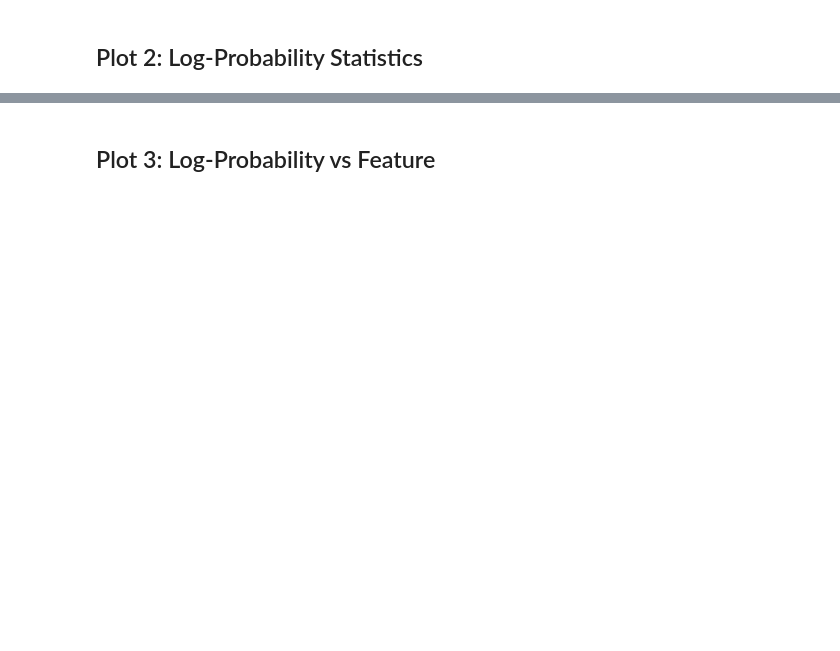
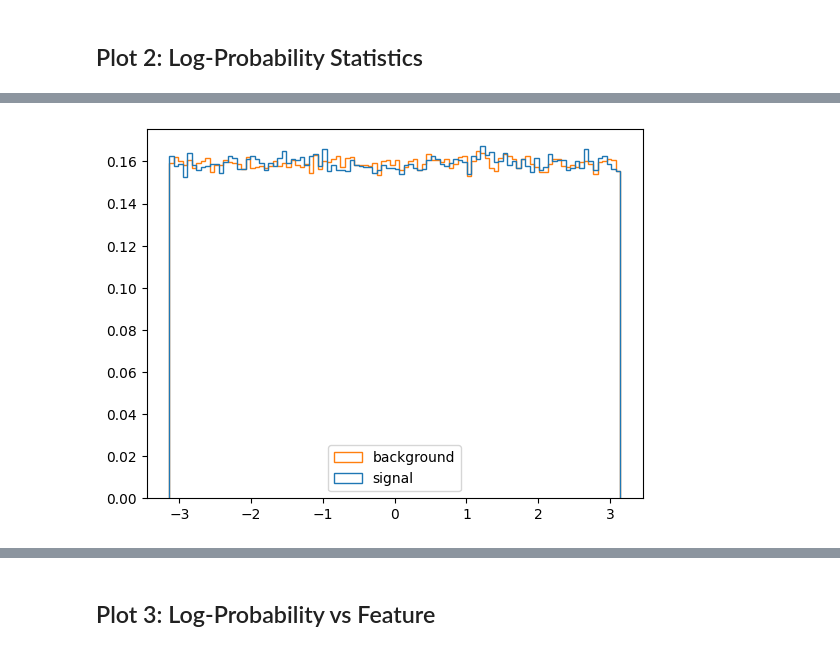
Before and after one commit to needle-sbi/needle-sbi, a Jupyter notebook: examples/fair_universe_demo/validation.ipynb, the cells around one changed output, grey strips where cells are left out. Saved outputs shown, nothing was run; the diff lists cells and outputs as text; code cells hidden in the pictures; blank space fills up the shorter version.

```diff
--- a/examples/fair_universe_demo/validation.ipynb
+++ b/examples/fair_universe_demo/validation.ipynb
@@ -187,0 +196,10 @@ print(table_data)
+# %%
+sig_data_np = signal_data.cpu().numpy()
+bg_data_np = bg_data.cpu().numpy()
+feature_index = 11
+plt.hist([sig_data_np[..., feature_index], bg_data_np[..., feature_index]], bins=100, label=["signal", "background"], histtype="step", density=True)
+# plt.xscale("log")
+plt.legend()
+plt.show()
+# %% [output]
+[figure, added]
```
Also changed, not shown: parts of 15 cells of this notebook, 7 other files.
